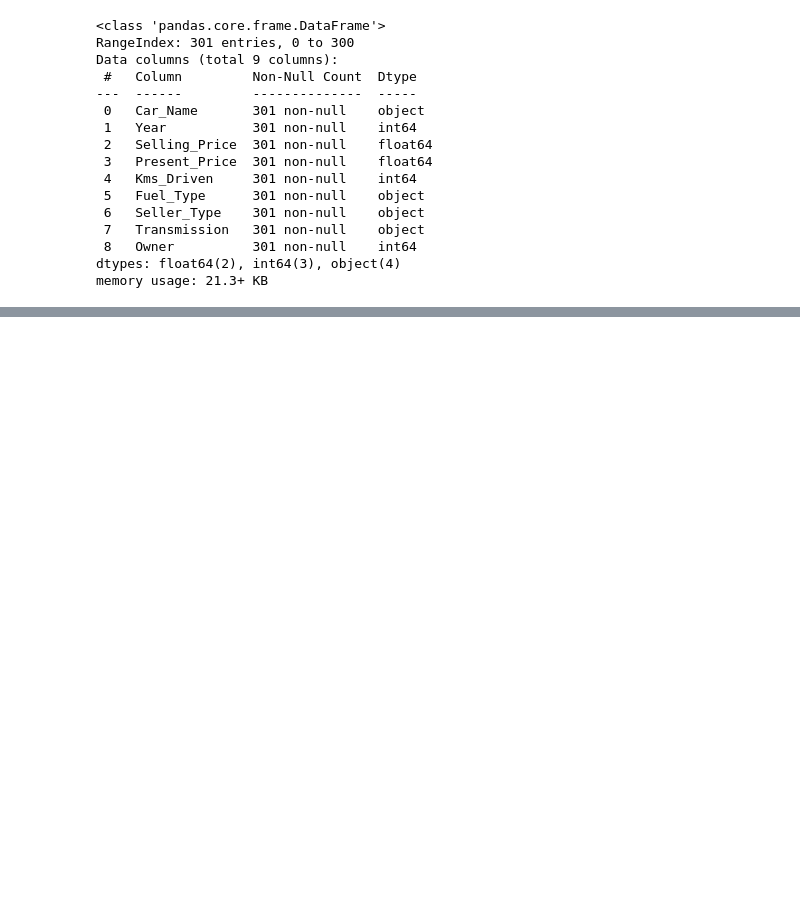
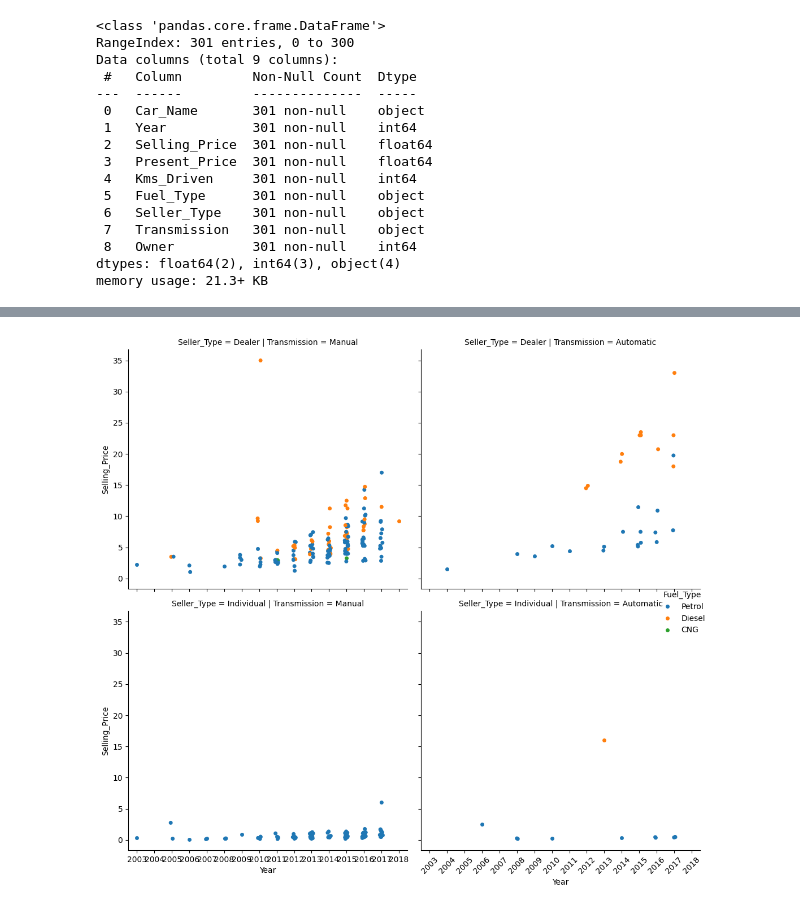
Before and after one commit to bruno-coulet/new-car, a Jupyter notebook: new-car.ipynb, the cells around one changed output, grey strips where cells are left out. Drawn from its saved outputs; the diff is of its cells as text; code cells hidden in the pictures; blank space fills up the shorter version.

```diff
--- a/new-car.ipynb
+++ b/new-car.ipynb
@@ -74,0 +102,11 @@ for ax, col, titre in zip(axes.flatten(), colonnes, titres):
+# %%
+# Option 2: Ajouter row pour créer une grille 2D
+g = sns.catplot(x="Year", y="Selling_Price",
+                hue="Fuel_Type",
+                col="Transmission",
+                row="Seller_Type",  # Crée une ligne pour chaque type de vendeur
+                data=df)
+plt.xticks(rotation=45)
+plt.tight_layout()
+# %% [output]
+[figure, added]
```
Also changed, not shown: parts of 11 cells of this notebook, 1 other file.
